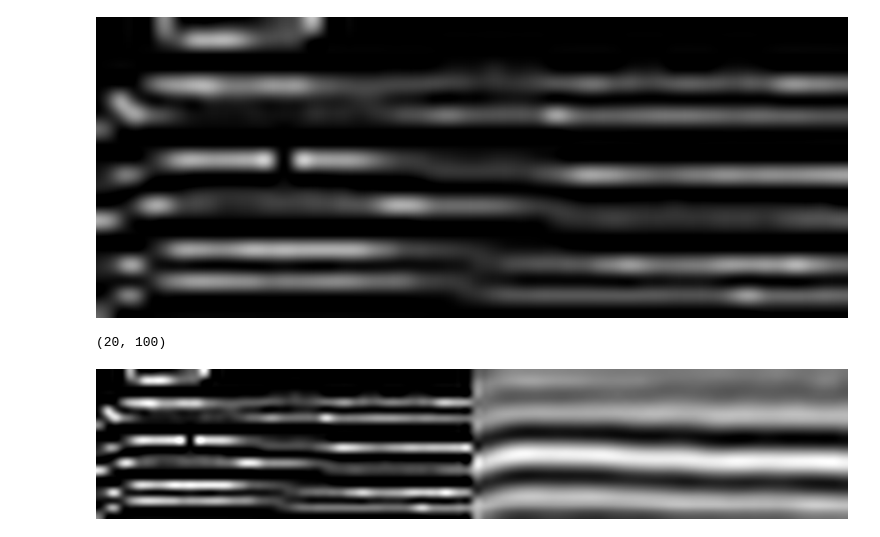
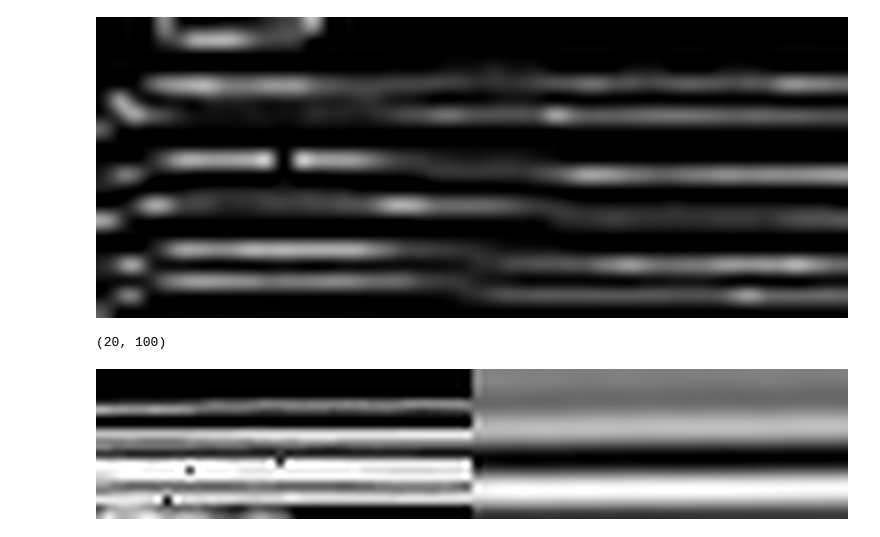
Before and after one commit to agrippa/geo-owl-ogy, a Jupyter notebook: Josh's Workspace/sandbox.ipynb, the cells around one changed output. Drawn from its saved outputs; the diff is of its cells as text; code cells hidden in the pictures.

```diff
--- a/Josh's Workspace/sandbox.ipynb
+++ b/Josh's Workspace/sandbox.ipynb
@@ -152,5 +163,3 @@ def uncertainty_image(stack_dict):
     im = im.convert('RGB')
 
     return kl_arr, im
-# %%
-kl_arr, image = uncertainty_image(stack_dict)
@@ -189,8 +205,8 @@ crop_and_zoom(image, (400, 200), (450, 220), 1000)
 # %% [output]
 [figure]
 # %%
-crop_zoom_concat(kl_arr.transpose(), stack_dict['img_2.stack.segy'].transpose(), (400, 200), (450, 220), 2000)
-# crop_zoom_concat(kl_arr.transpose(), stack_dict['img_2.stack.segy'].transpose(), (500, 370), (550, 390), 2000)
+# crop_zoom_concat(kl_arr.transpose(), stack_dict['img_2.stack.segy'].transpose(), (400, 200), (450, 220), 1500)
+crop_zoom_concat(kl_arr.transpose(), stack_dict['img_2.stack.segy'].transpose(), (500, 370), (550, 390), 1500)
 # %% [output]
 (20, 100)
-[figure, old version]
+[figure, new version]
```
Also changed, not shown: parts of 13 cells of this notebook.
